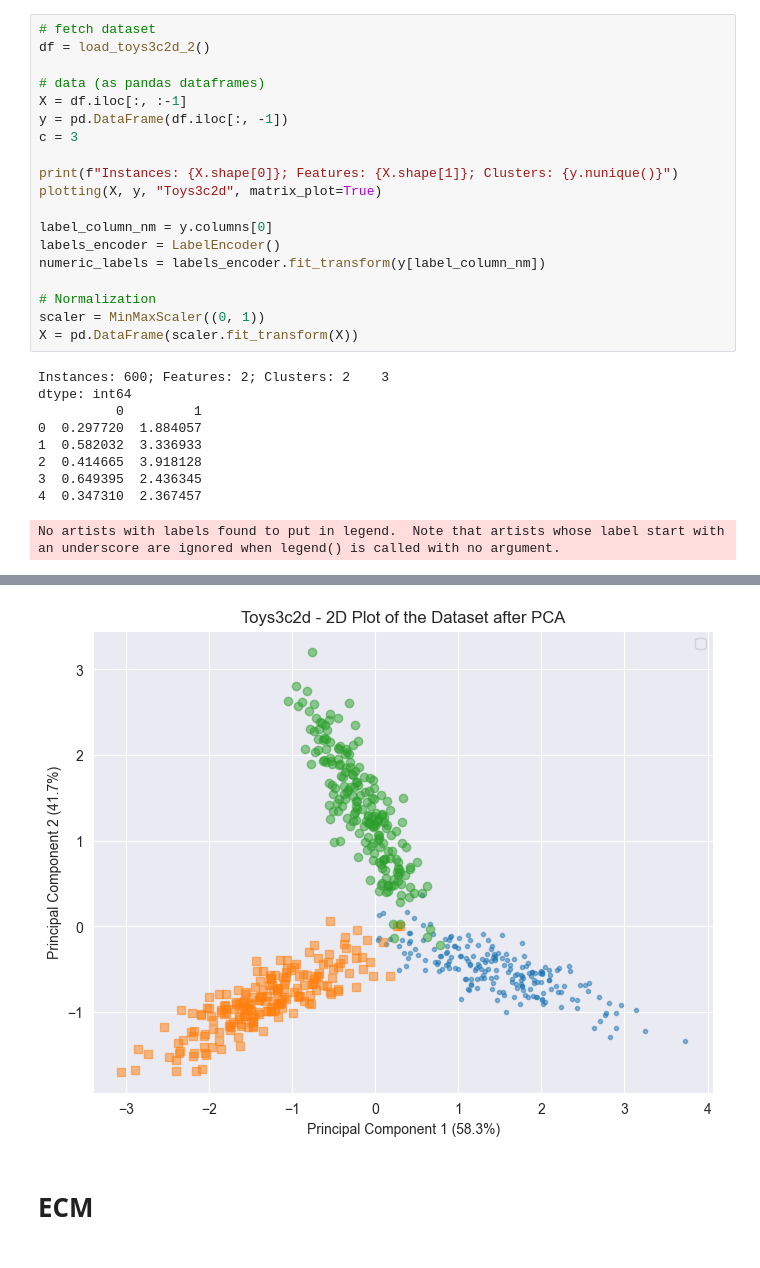
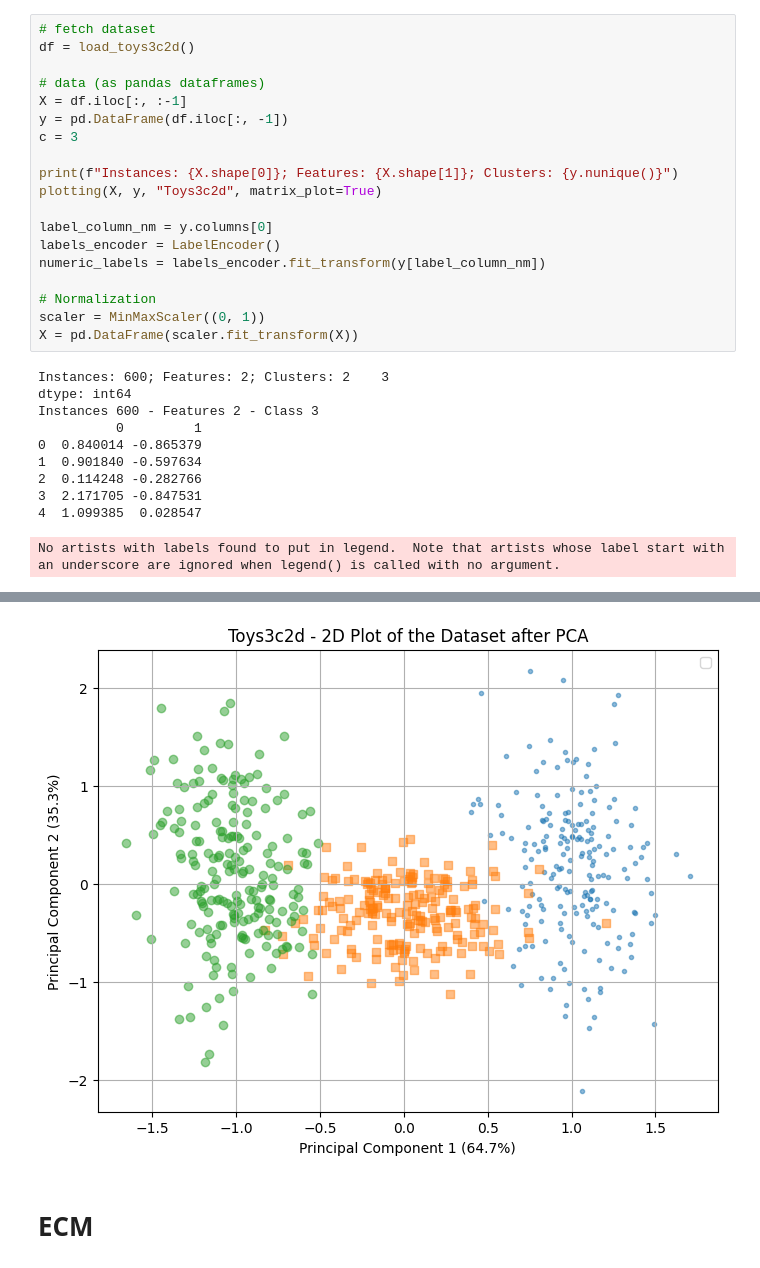
Before and after one commit to tridogithub/evclust, a Jupyter notebook: docs/internship/wecm_toys_3C6D.ipynb, the cells around one changed output, grey strips where cells are left out. Drawn from its saved outputs; the diff is of its cells as text.

```diff
--- a/docs/internship/wecm_toys_3C6D.ipynb
+++ b/docs/internship/wecm_toys_3C6D.ipynb
@@ -22,7 +22,7 @@ from evclust.fcm.ifwfcm_xing2014 import fcm as ifwfcm_xing2014
 from evclust.fcm.ifwfcm_kd_xing2014 import fcm as ifwfcm_kd_xing2014
 # %%
 # fetch dataset
-df = load_toys3c2d_2()
+df = load_toys3c2d()
 
 # data (as pandas dataframes)
 X = df.iloc[:, :-1]
@@ -42,10 +42,11 @@ X = pd.DataFrame(scaler.fit_transform(X))
 # %% [output]
 Instances: 600; Features: 2; Clusters: 2    3
 dtype: int64
+Instances 600 - Features 2 - Class 3
           0         1
-0  0.297720  1.884057
-1  0.582032  3.336933
-2  0.414665  3.918128
-3  0.649395  2.436345
-4  0.347310  2.367457
+0  0.840014 -0.865379
+1  0.901840 -0.597634
+2  0.114248 -0.282766
+3  2.171705 -0.847531
+4  1.099385  0.028547
 No artists with labels found to put in legend.  Note that artists whose label start with an underscore are ignored when legend() is called with no argument.
@@ -53,4 +54,4 @@ No artists with labels found to put in legend.  Note that artists whose label st
-[figure, old version]
+[figure, new version]
 # %% [markdown]
 # ECM
 # %%
```
Also changed, not shown: parts of 18 cells of this notebook, 4 other files.
